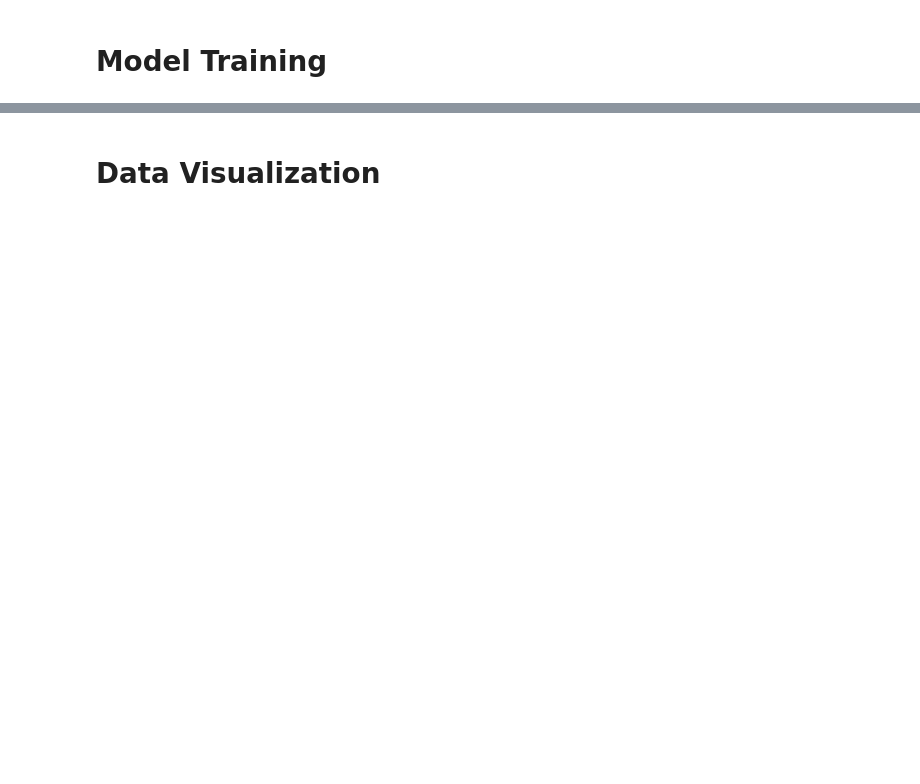
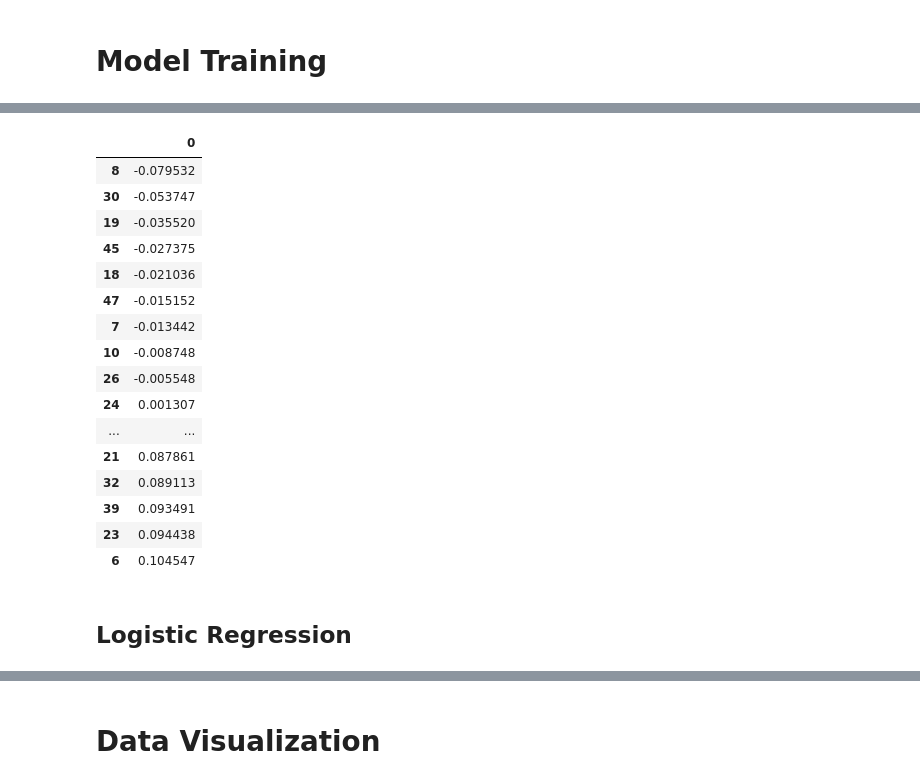
Before and after one commit to mlRosenquist/au-mlr-computer-vision-and-ml, a Jupyter notebook: project/notebook.ipynb, the cells around one changed output, grey strips where cells are left out. Cells and saved outputs as stored; diff of their text form; code cells hidden in the pictures; blank space fills up the shorter version.

```diff
--- a/project/notebook.ipynb
+++ b/project/notebook.ipynb
@@ -65,6 +94,31 @@ def fixAbsentData(df: pd.DataFrame):
             df[column] = df[column].fillna(mean)
     return df
 
-train_X = fixAbsentData(train_X)
-test_X = fixAbsentData(test_X)
-validation_X = fixAbsentData(validation_X)
+train_X = fixAbsentData(X_train)
+test_X = fixAbsentData(X_test)
+validation_X = fixAbsentData(X_validation)
+
+# remove outliers
+#X_train = X_train[(np.abs(stats.zscore(X_train)) < 5).all(axis=1)]
+#X_validation = X_validation[(np.abs(stats.zscore(X_validation)) < 5).all(axis=1)]
+y_train = X_train.pop('MIG_group')
+y_validation = X_validation.pop('MIG_group')
+
+components = 10
+## PCA
+scaler = StandardScaler()
+scaler.fit(X_train)
+X_train = scaler.transform(X_train)
+X_test = scaler.transform(X_test)
+X_validation = scaler.transform(X_validation)
+
+pca = PCA(components)
+X_train = pca.fit_transform(X_train, y_train)
+#
+pca = PCA(components)
+X_validation = pca.fit_transform(X_validation, y_validation)
+#
+pca = PCA(components)
+X_test = pca.fit_transform(X_test)
+
+X_train
@@ -72,0 +165,28 @@ validation_X = fixAbsentData(validation_X)
+# %%
+iForest = IsolationForest()
+scaler = StandardScaler()
+pipe = Pipeline(steps=[("scaler", scaler), ("iForest", iForest)])
+
+pipe.fit(X_validation, y_validation)
+dec_function = pd.DataFrame(pipe.decision_function(X_validation))
+dec_function.sort_values(by=0)
+# %% [output]
+|  | 0 |
+| 8 | -0.079532 |
+| 30 | -0.053747 |
+| 19 | -0.035520 |
+| 45 | -0.027375 |
+| 18 | -0.021036 |
+| 47 | -0.015152 |
+| 7 | -0.013442 |
+| 10 | -0.008748 |
+| 26 | -0.005548 |
+| 24 | 0.001307 |
+| ... | ... |
+| 21 | 0.087861 |
+| 32 | 0.089113 |
+| 39 | 0.093491 |
+| 23 | 0.094438 |
+| 6 | 0.104547 |
+# %% [markdown]
+## Logistic Regression
```
Also changed, not shown: parts of 20 cells of this notebook, 1 other file.
